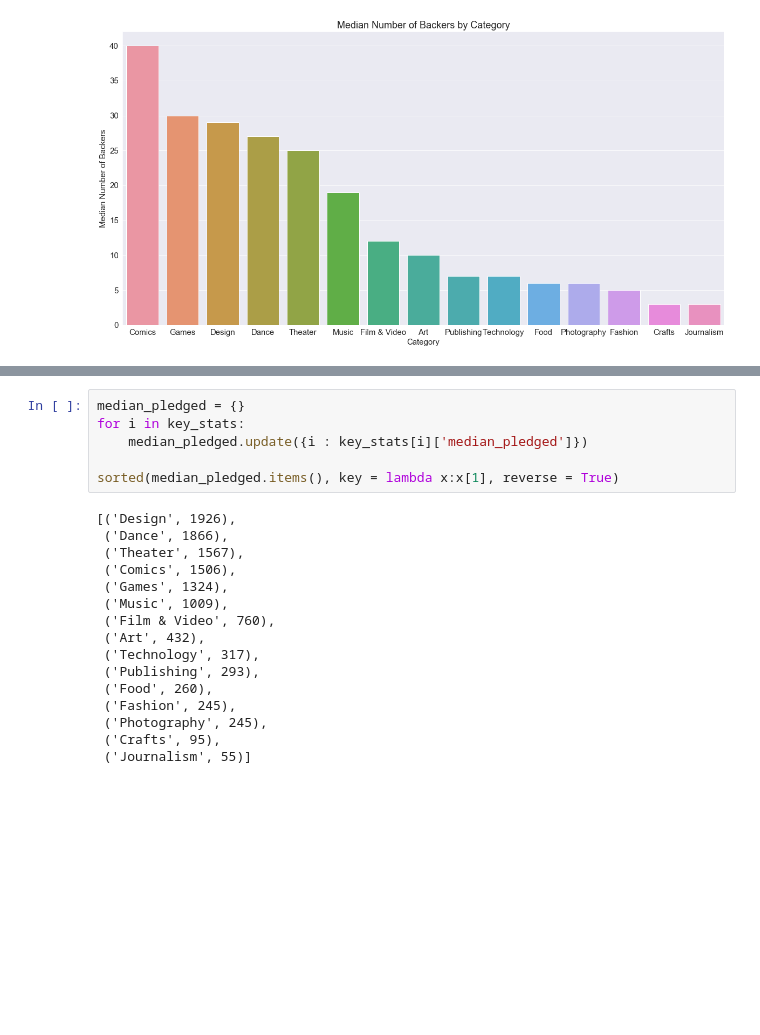
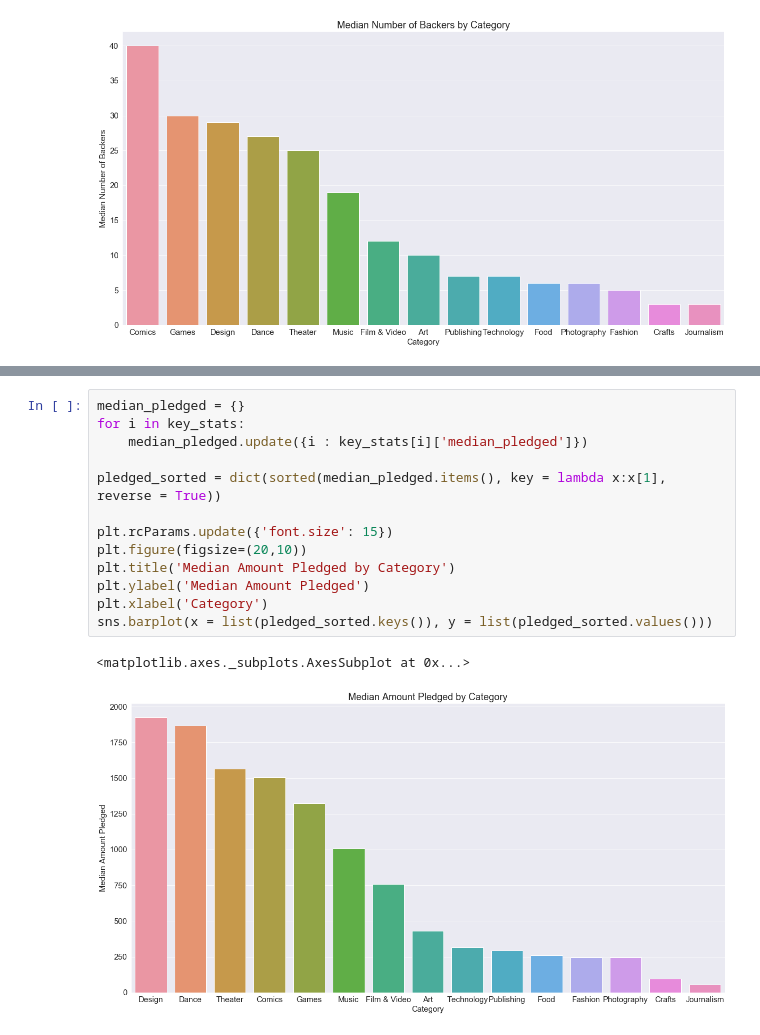
Before and after one commit to songyingho/kickstarter_analysis, a Jupyter notebook: index.ipynb, the cells around one changed output, grey strips where cells are left out. Saved outputs shown, nothing was run; the diff lists cells and outputs as text; blank space fills up the shorter version.

```diff
--- a/index.ipynb
+++ b/index.ipynb
@@ -151,22 +139,16 @@ sorted(median_goal.items(), key = lambda x:x[1], reverse = True)
 # %%
 median_pledged = {}
 for i in key_stats:
     median_pledged.update({i : key_stats[i]['median_pledged']})
 
-sorted(median_pledged.items(), key = lambda x:x[1], reverse = True)
+pledged_sorted = dict(sorted(median_pledged.items(), key = lambda x:x[1], reverse = True))
+
+plt.rcParams.update({'font.size': 15})
+plt.figure(figsize=(20,10))
+plt.title('Median Amount Pledged by Category')
+plt.ylabel('Median Amount Pledged')
+plt.xlabel('Category')
+sns.barplot(x = list(pledged_sorted.keys()), y = list(pledged_sorted.values()))
 # %% [output]
-[('Design', 1926),
- ('Dance', 1866),
- ('Theater', 1567),
- ('Comics', 1506),
- ('Games', 1324),
- ('Music', 1009),
- ('Film & Video', 760),
- ('Art', 432),
- ('Technology', 317),
- ('Publishing', 293),
- ('Food', 260),
- ('Fashion', 245),
- ('Photography', 245),
- ('Crafts', 95),
- ('Journalism', 55)]
+<matplotlib.axes._subplots.AxesSubplot at 0x...>
+[figure, added]
```
Also changed, not shown: parts of 2 cells of this notebook.
